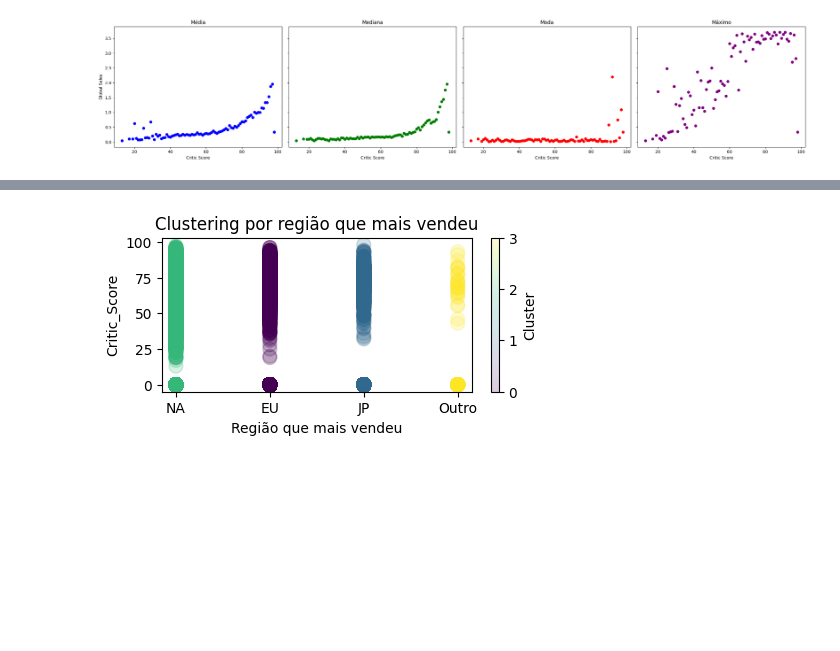
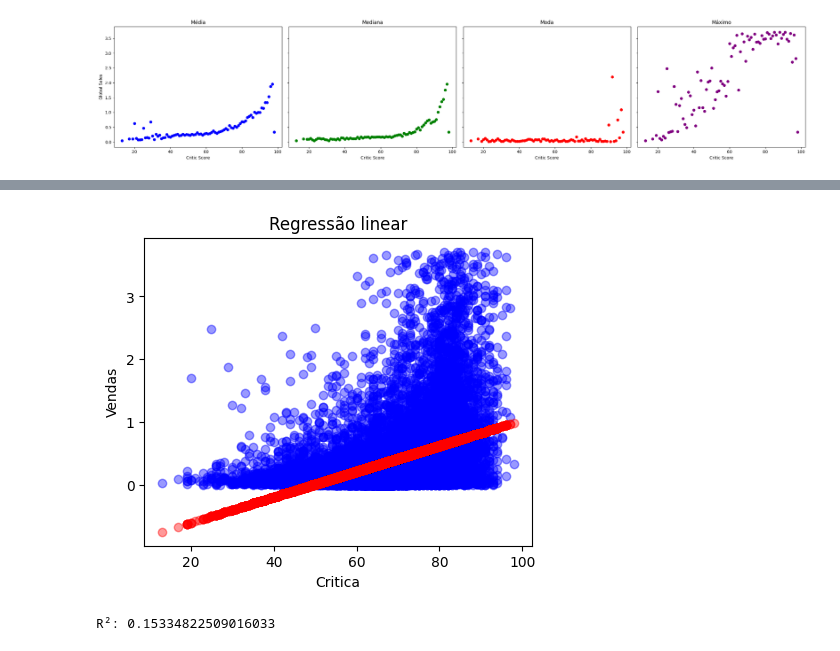
Before and after one commit to wolke412/topicos-4, a Jupyter notebook: regression.ipynb, the cells around one changed output, grey strips where cells are left out. Drawn from its saved outputs; the diff is of its cells as text; code cells hidden in the pictures; blank space fills up the shorter version.

```diff
--- a/regression.ipynb
+++ b/regression.ipynb
@@ -298,39 +150,3 @@ plt.show()
-# %%
-# from sklearn.cluster import KMeans
-# from sklearn.linear_model import LinearRegression
-from kmodes.kmodes import KModes
-
-# Colunas para embasar a clusterização
-X = df[[ "Greatest" ]]
-
-# Numero de clusters
-n_clusters = 4
-
-cluster_k = KModes( n_clusters=n_clusters, random_state=42 )
-# cluster_k = KMeans( n_clusters=n_clusters, random_state=42 )
-
-df['Cluster'] = cluster_k.fit_predict(X)
-
-plt.figure(figsize=(5, 2))
-plt.scatter(
-  df['Greatest'],
-  df['Critic_Score'],
-
-  c=df['Cluster'],
-  cmap='viridis',
-  s=100,
-  alpha=0.2
-)
-
-plt.xlabel('Região que mais vendeu')
-plt.ylabel('Critic_Score')
-
-plt.colorbar(label='Cluster')
-plt.title('Clustering por região que mais vendeu')
-
-plt.show()
-# %% [output]
-[figure, removed]
 # %%
 from sklearn.model_selection import train_test_split
 from sklearn.linear_model import LinearRegression
@@ -339,4 +156,29 @@ from sklearn.preprocessing import OneHotEncoder
 from sklearn.compose import ColumnTransformer
 from sklearn.pipeline import Pipeline
 from sklearn.preprocessing import StandardScaler
+# %%
+xcol = [ "Critic_Score" ]
+ycol = "Global_Sales"
+
+X = fdf[xcol].values
+y = fdf[ycol].values
+
+model = LinearRegression()
+
+model.fit(X, y)
+
+y_pred = model.predict(X)
+
+plt.figure(figsize=(5, 4))
+plt.scatter(X, y, color='blue', label='Real', alpha=0.4)
+plt.scatter(X, y_pred, color='red', label='Predição', alpha=.4)
+plt.title('Regressão linear')
+plt.xlabel("Critica")
+plt.ylabel("Vendas")
+plt.show()
+
+print( f"R²: {model.score(X, y)}" )
+# %% [output]
+[figure, added]
+R²: 0.15334822509016033
 # %%
```
Also changed, not shown: parts of 21 cells of this notebook, 1 other file.
